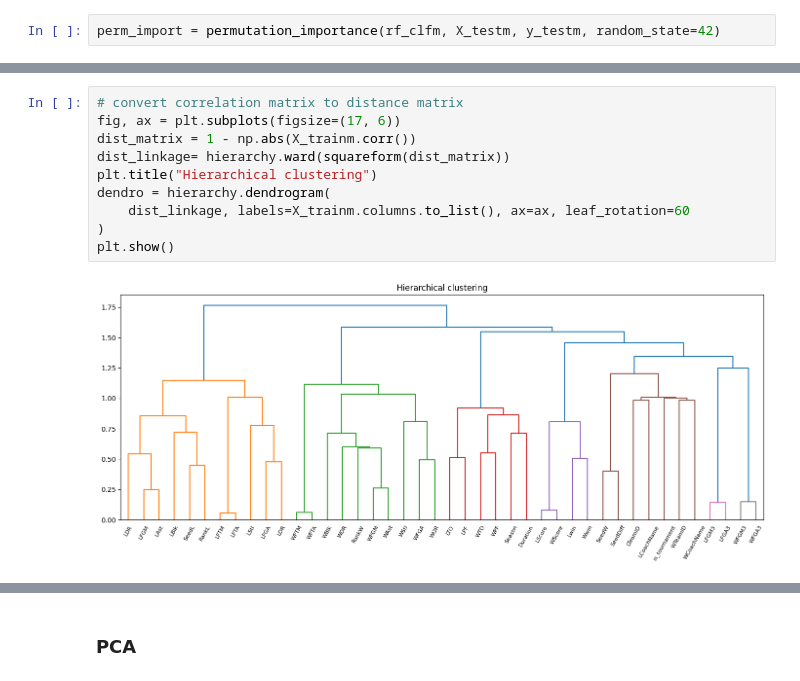
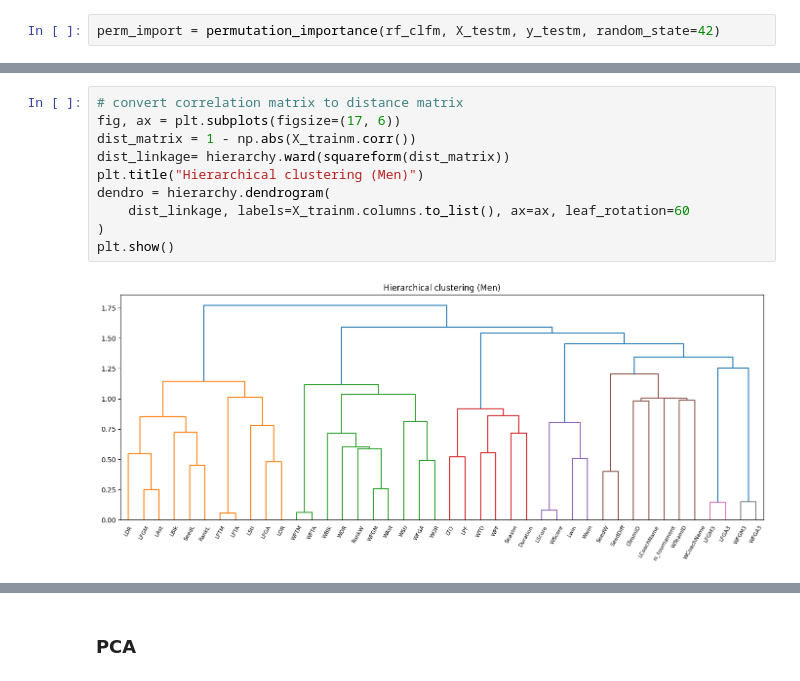
Before and after one commit to KacperUrban/Forecasting-NCAA-BB, a Jupyter notebook: feature_eng.ipynb, the cells around one changed output, grey strips where cells are left out. Cells and saved outputs as stored; diff of their text form.

```diff
--- a/feature_eng.ipynb
+++ b/feature_eng.ipynb
@@ -210,15 +226,15 @@ plt.show()
 # %%
 # convert correlation matrix to distance matrix
 fig, ax = plt.subplots(figsize=(17, 6))
 dist_matrix = 1 - np.abs(X_trainm.corr())
 dist_linkage= hierarchy.ward(squareform(dist_matrix))
-plt.title("Hierarchical clustering")
+plt.title("Hierarchical clustering (Men)")
 dendro = hierarchy.dendrogram(
     dist_linkage, labels=X_trainm.columns.to_list(), ax=ax, leaf_rotation=60
 )
 plt.show()
 # %% [output]
-[figure, old version]
+[figure, new version]
 # %%
 dict_of_threshs = {}
 list_of_threshs = np.round(np.linspace(0.1, 1.1, 11), 1)
```
Also changed, not shown: parts of 17 cells of this notebook.
